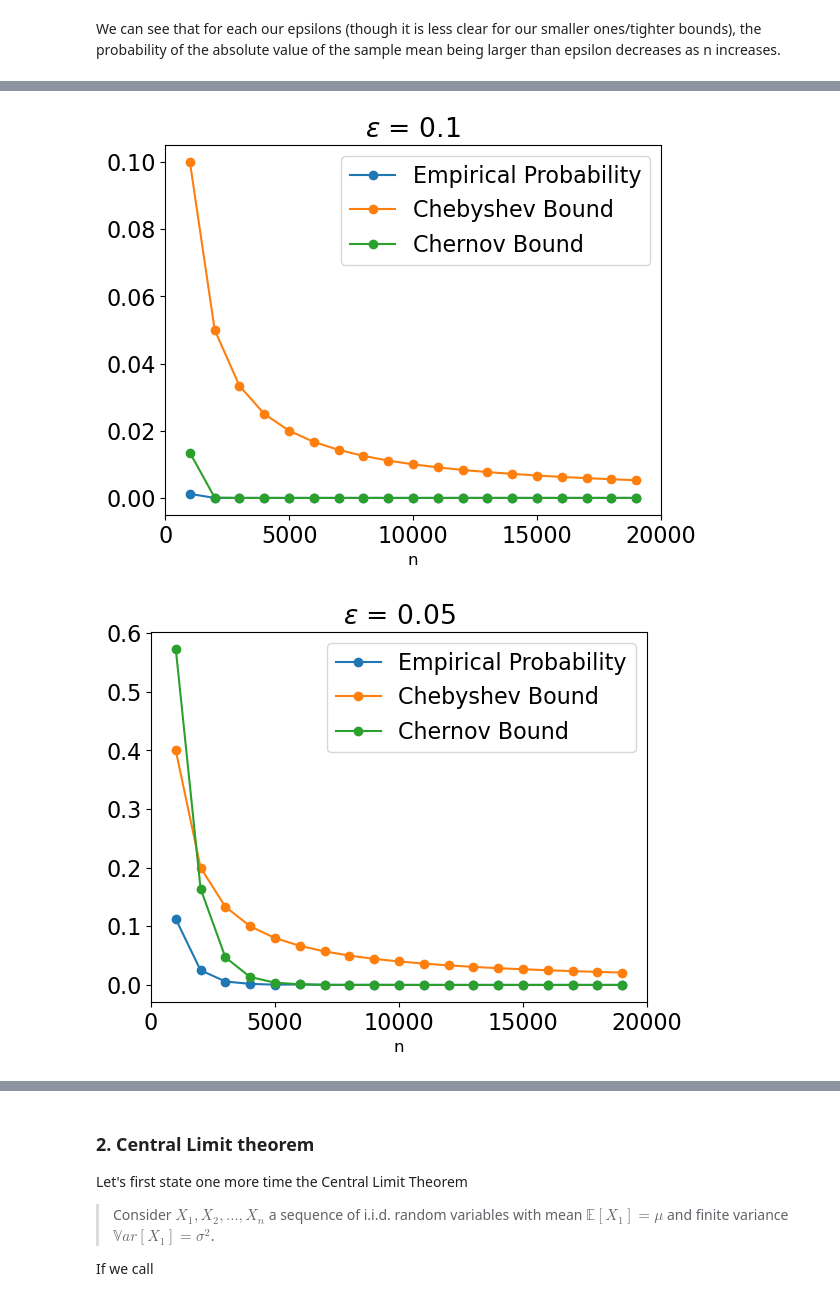
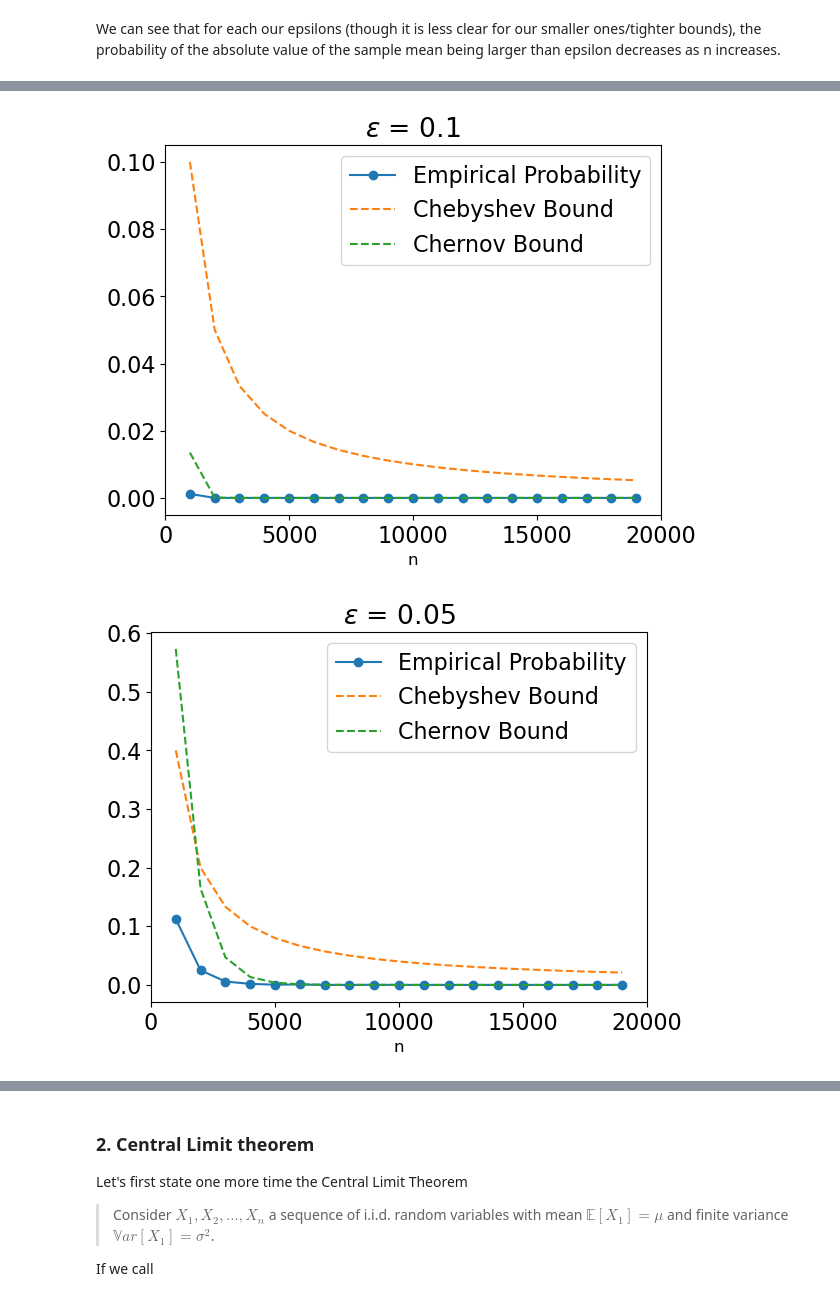
Before and after one commit to UCB-stat-201a-fall23/project02-ijyliu, a Jupyter notebook: Project02-Concentration.ipynb, the cells around one changed output, grey strips where cells are left out. Cells and saved outputs as stored; diff of their text form; code cells hidden in the pictures.

```diff
--- a/Project02-Concentration.ipynb
+++ b/Project02-Concentration.ipynb
@@ -192,27 +192,27 @@ At the end of the day, you should obtain something like this
 # %%
 # Plot the results for each epsilon from our standard normal
 for epsilon_val in epsilon_to_try:
     # Get n_values for epsilon
     n_vals = np.array(results_df[results_df['epsilon'] == epsilon_val]['n'])
     # Get probability estimates for epsilon
     prob_est_vals = np.array(results_df[results_df['epsilon'] == epsilon_val]['prob_est'])
     # Plot empirical probability
     plt.plot(n_vals, prob_est_vals, 'o-', label=f'Empirical Probability')
     # Plot Chebyshev bound
-    plt.plot(n_vals, (np.reciprocal(n_vals * (epsilon_val ** 2))), 'o-', label=f'Chebyshev Bound')
+    plt.plot(n_vals, (np.reciprocal(n_vals * (epsilon_val ** 2))), linestyle='dashed', label=f'Chebyshev Bound')
     # Plot Chernov bound
     # Annoying fix: https://stackoverflow.com/questions/47966728/how-to-fix-float-object-has-no-attribute-exp
-    plt.plot(n_vals, (2 * np.exp((np.multiply(n_vals, (- (1 / 2)) * (epsilon_val ** 2))).astype(float))), 'o-', label=f'Chernov Bound')
+    plt.plot(n_vals, (2 * np.exp((np.multiply(n_vals, (- (1 / 2)) * (epsilon_val ** 2))).astype(float))), linestyle='dashed', label=f'Chernov Bound')
     # X-values of 0, 5000, 10000, 15000, 20000
     plt.xticks(np.arange(0, 25_000, 5000))
     # X-axis label of n
     plt.xlabel('n', fontsize=12)
     # Title of plot
     plt.title('$\epsilon$ = ' + str(epsilon_val))
     # Legend
     plt.legend()
     # X-axis label of n
     plt.show()
 # %% [output]
-[figure, old version]
+[figure, new version]
-[figure, old version]
+[figure, new version]
```
Also changed, not shown: parts of 8 cells of this notebook.
